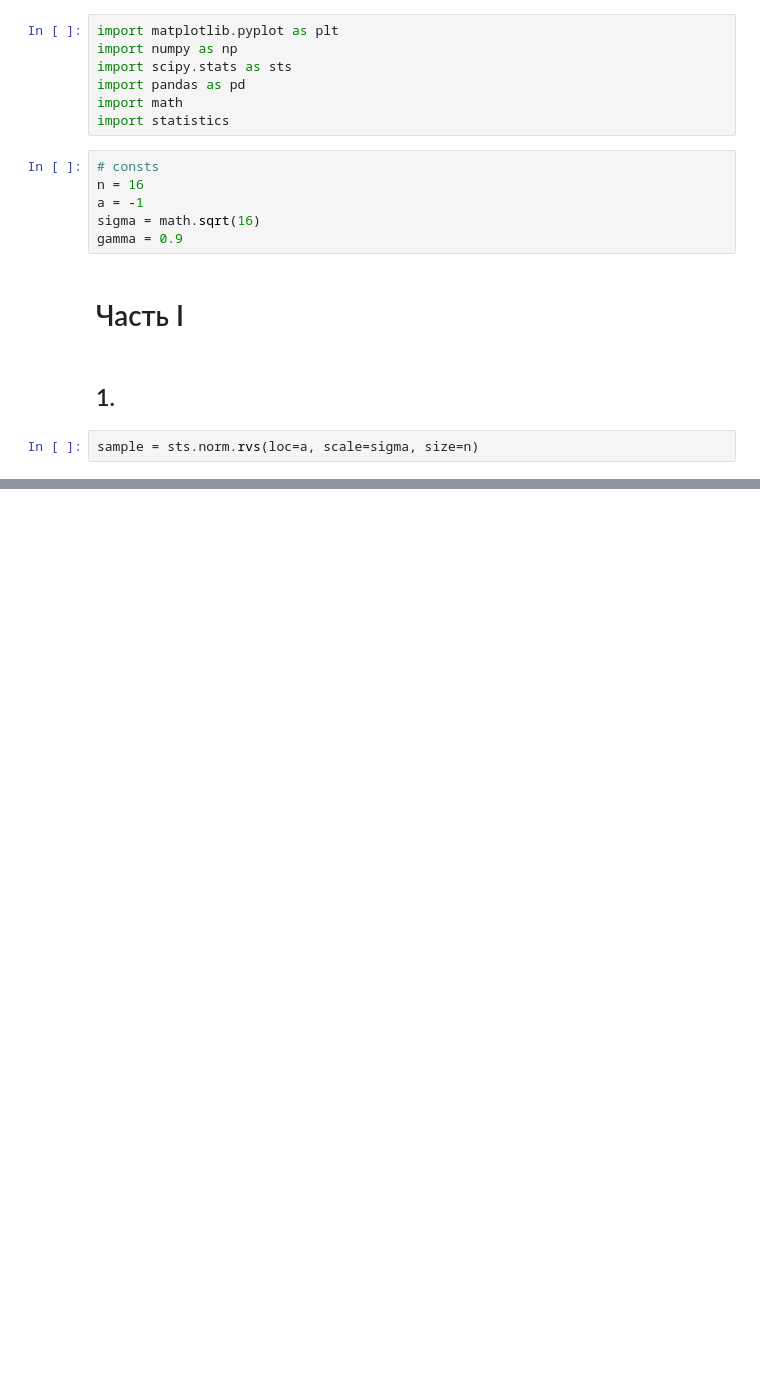
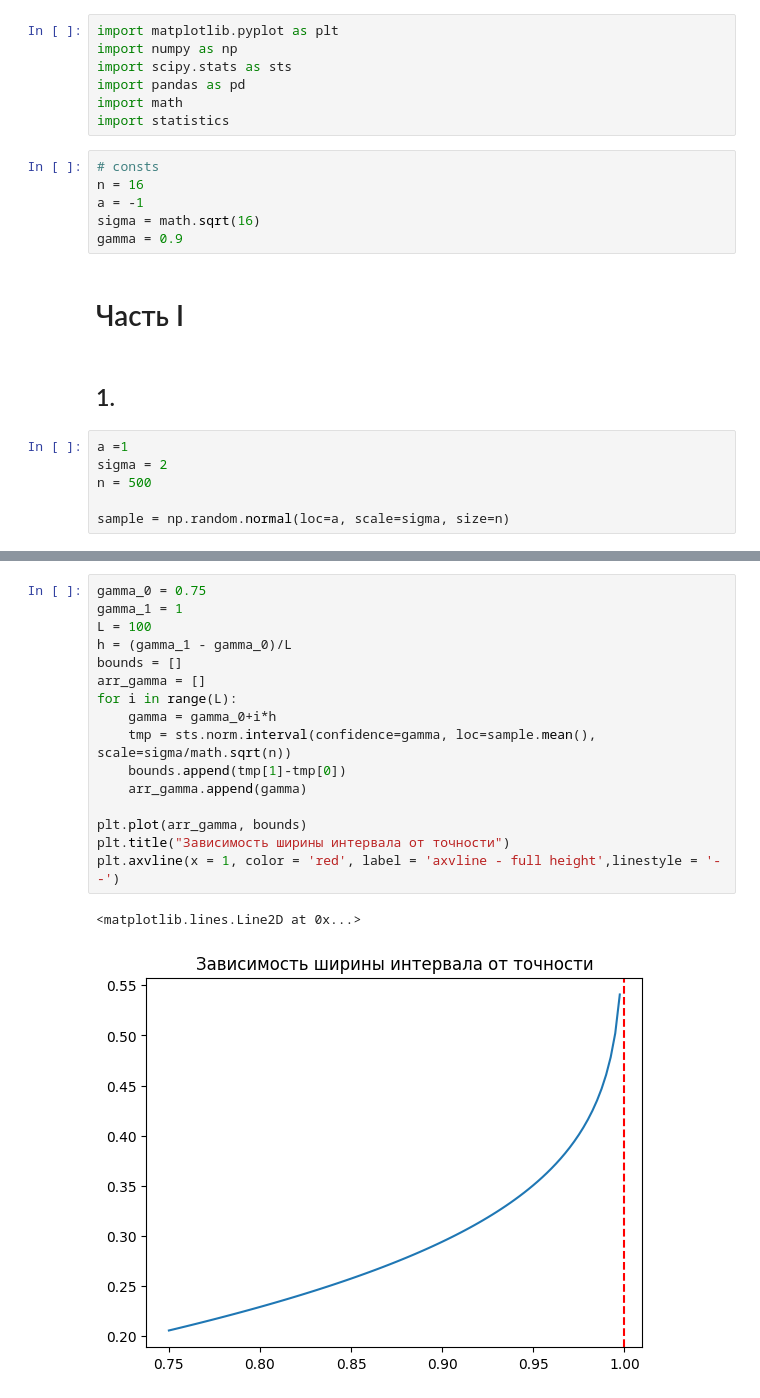
Before and after one commit to c0de1sl1fe/Probability, a Jupyter notebook: lab_2/lab_2.ipynb, the cells around one changed output, grey strips where cells are left out. Saved outputs shown, nothing was run; the diff lists cells and outputs as text; blank space fills up the shorter version.

```diff
--- a/lab_2/lab_2.ipynb
+++ b/lab_2/lab_2.ipynb
@@ -20,5 +20,9 @@ gamma = 0.9
 # %% [markdown]
 ## 1.
 # %%
-sample = sts.norm.rvs(loc=a, scale=sigma, size=n)
+a =1
+sigma = 2
+n = 500
+
+sample = np.random.normal(loc=a, scale=sigma, size=n)
 # %% [markdown]
@@ -36,0 +52,19 @@ print(f"Доверительный интервал для матожидани
+# %%
+gamma_0 = 0.75
+gamma_1 = 1
+L = 100
+h = (gamma_1 - gamma_0)/L
+bounds = []
+arr_gamma = []
+for i in range(L):
+    gamma = gamma_0+i*h
+    tmp = sts.norm.interval(confidence=gamma, loc=sample.mean(), scale=sigma/math.sqrt(n))
+    bounds.append(tmp[1]-tmp[0])
+    arr_gamma.append(gamma)
+
+plt.plot(arr_gamma, bounds)
+plt.title("Зависимость ширины интервала от точности")
+plt.axvline(x = 1, color = 'red', label = 'axvline - full height',linestyle = '--')
+# %% [output]
+<matplotlib.lines.Line2D at 0x...>
+[figure, added]
```
Also changed, not shown: parts of 15 cells of this notebook, 2 other files.
